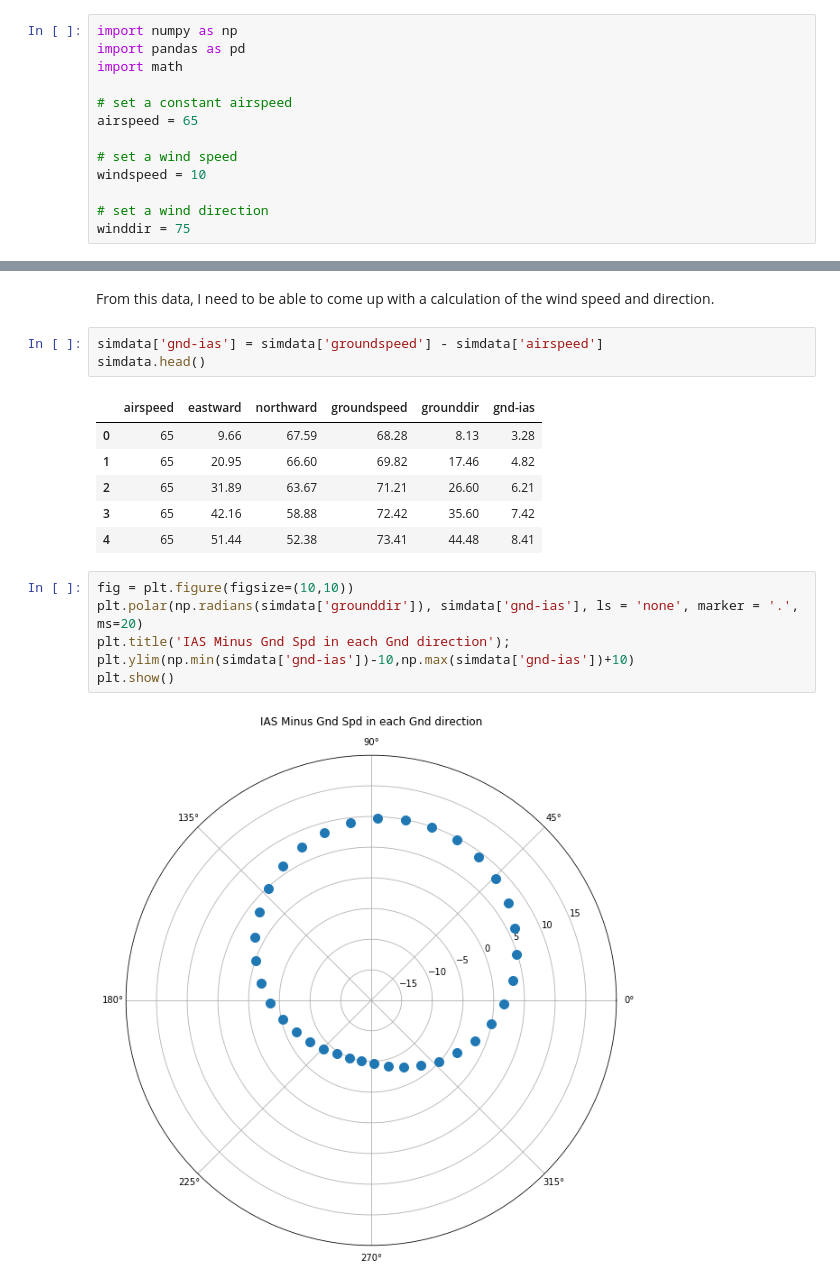
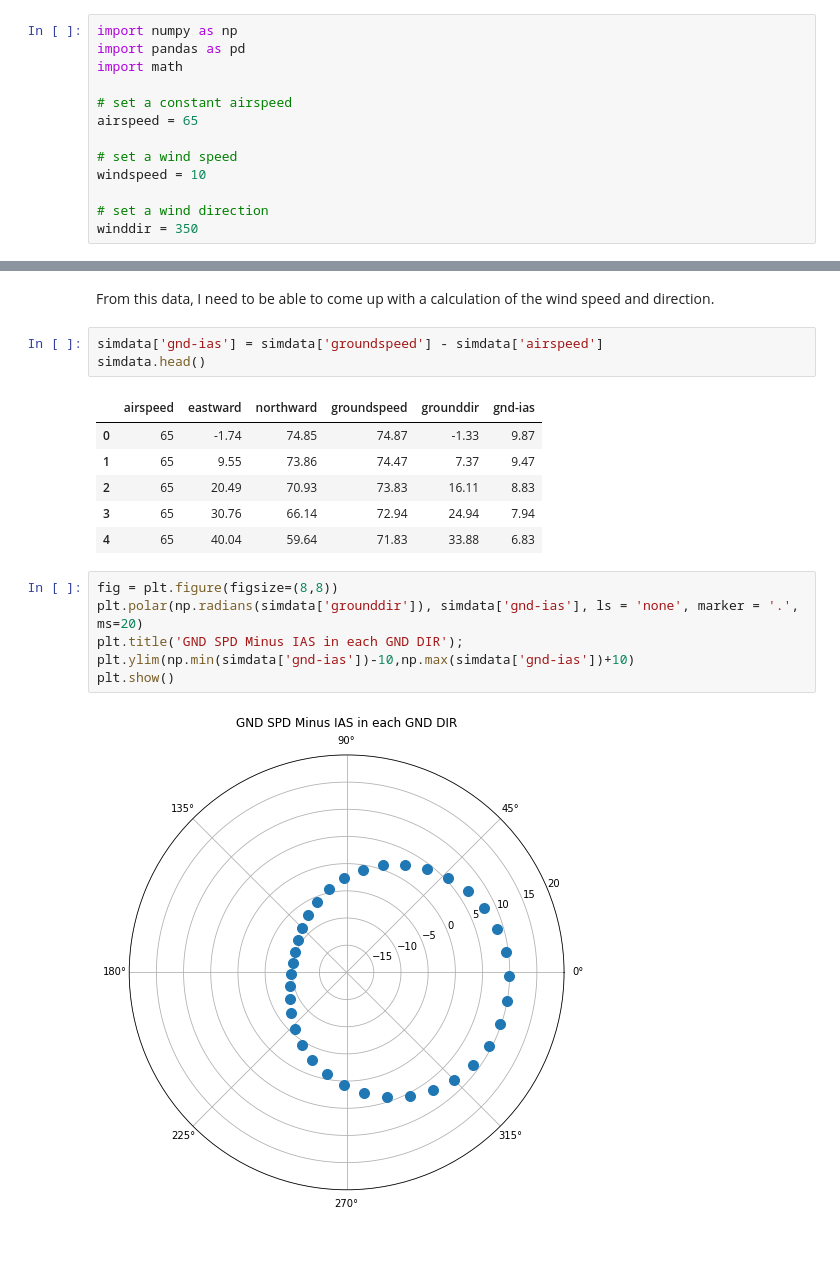
Before and after one commit to busbykt/RPi4Aviation, a Jupyter notebook: Ground Wind Velocity.ipynb, the cells around one changed output, grey strips where cells are left out. Drawn from its saved outputs; the diff is of its cells as text; blank space fills up the shorter version.

```diff
--- a/Ground Wind Velocity.ipynb
+++ b/Ground Wind Velocity.ipynb
@@ -52,7 +52,7 @@ airspeed = 65
 windspeed = 10
 
 # set a wind direction
-winddir = 75
+winddir = 350
 # %% [markdown]
 The aircraft will go through all 360 degrees of direction. For simplicity, I will assume a sample is taken for every 10 degrees turned. I will also need to create a column to contain the aircrafts heading, while this column is not a part of the final dataset, I will use it to generate that dataset.
 # %%
@@ -140,16 +140,16 @@ simdata['gnd-ias'] = simdata['groundspeed'] - simdata['airspeed']
 simdata.head()
 # %% [output]
 |  | airspeed | eastward | northward | groundspeed | grounddir | gnd-ias |
-| 0 | 65 | 9.66 | 67.59 | 68.28 | 8.13 | 3.28 |
-| 1 | 65 | 20.95 | 66.60 | 69.82 | 17.46 | 4.82 |
-| 2 | 65 | 31.89 | 63.67 | 71.21 | 26.60 | 6.21 |
-| 3 | 65 | 42.16 | 58.88 | 72.42 | 35.60 | 7.42 |
-| 4 | 65 | 51.44 | 52.38 | 73.41 | 44.48 | 8.41 |
+| 0 | 65 | -1.74 | 74.85 | 74.87 | -1.33 | 9.87 |
+| 1 | 65 | 9.55 | 73.86 | 74.47 | 7.37 | 9.47 |
+| 2 | 65 | 20.49 | 70.93 | 73.83 | 16.11 | 8.83 |
+| 3 | 65 | 30.76 | 66.14 | 72.94 | 24.94 | 7.94 |
+| 4 | 65 | 40.04 | 59.64 | 71.83 | 33.88 | 6.83 |
 # %%
-fig = plt.figure(figsize=(10,10))
+fig = plt.figure(figsize=(8,8))
 plt.polar(np.radians(simdata['grounddir']), simdata['gnd-ias'], ls = 'none', marker = '.', ms=20)
-plt.title('IAS Minus Gnd Spd in each Gnd direction');
+plt.title('GND SPD Minus IAS in each GND DIR');
 plt.ylim(np.min(simdata['gnd-ias'])-10,np.max(simdata['gnd-ias'])+10)
 plt.show()
 # %% [output]
-[figure, old version]
+[figure, new version]
```
Also changed, not shown: parts of 5 cells of this notebook.
